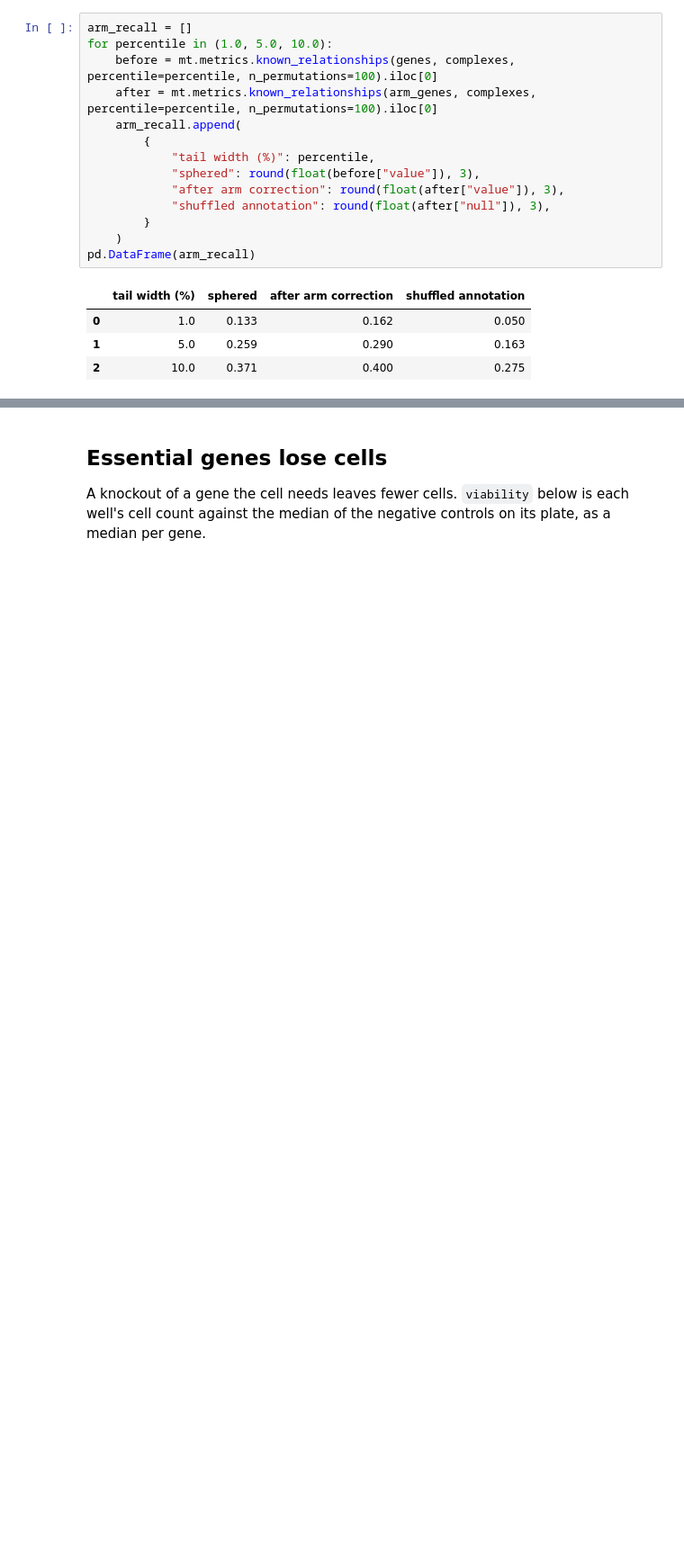
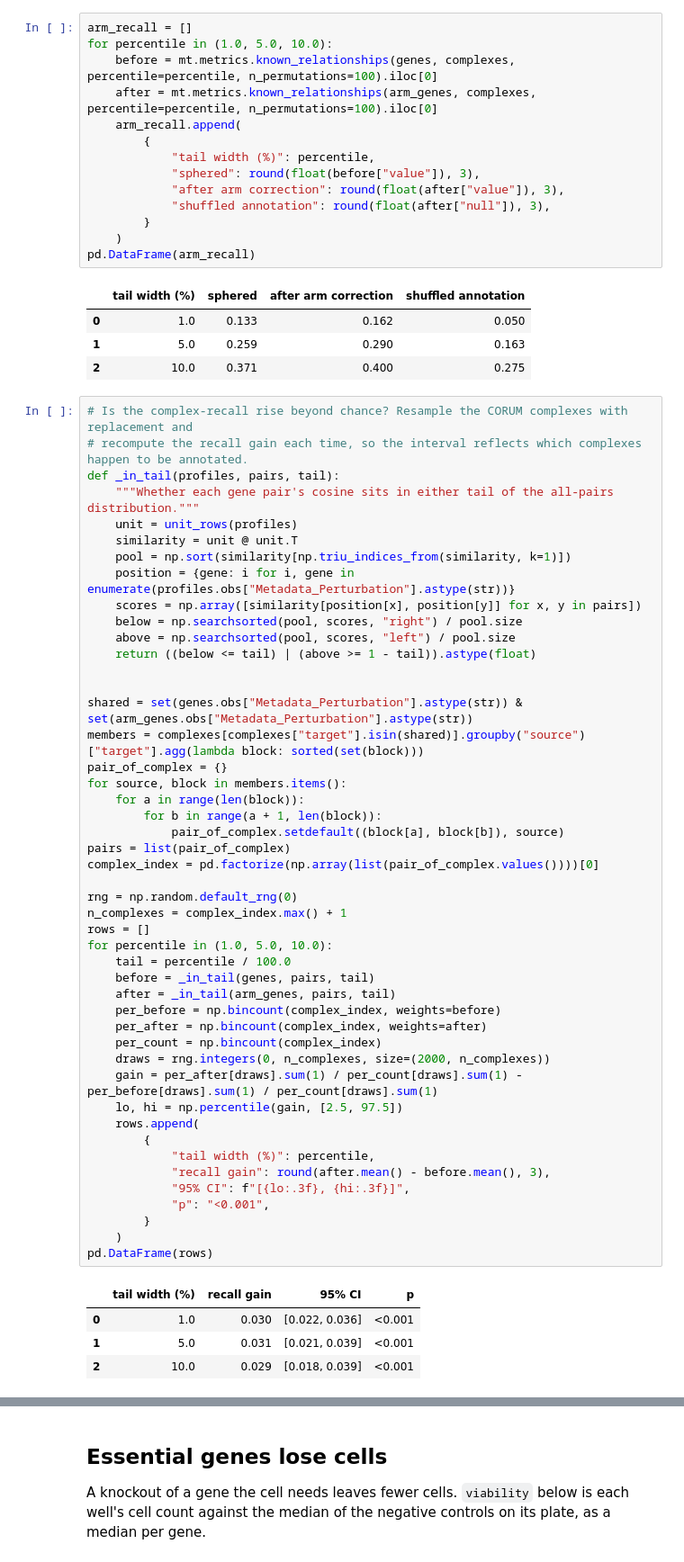
Before and after one commit to scverse/mantispy, a Jupyter notebook: docs/case_studies/crispr.ipynb, the cells around one changed output, grey strips where cells are left out. Shown at 90% size. Cells and saved outputs as stored; diff of their text form; blank space fills up the shorter version.

```diff
--- a/docs/case_studies/crispr.ipynb
+++ b/docs/case_studies/crispr.ipynb
@@ -605,6 +605,58 @@ pd.DataFrame(arm_recall)
 | 0 | 1.0 | 0.133 | 0.162 | 0.050 |
 | 1 | 5.0 | 0.259 | 0.290 | 0.163 |
 | 2 | 10.0 | 0.371 | 0.400 | 0.275 |
+# %%
+# Is the complex-recall rise beyond chance? Resample the CORUM complexes with replacement and
+# recompute the recall gain each time, so the interval reflects which complexes happen to be annotated.
+def _in_tail(profiles, pairs, tail):
+    """Whether each gene pair's cosine sits in either tail of the all-pairs distribution."""
+    unit = unit_rows(profiles)
+    similarity = unit @ unit.T
+    pool = np.sort(similarity[np.triu_indices_from(similarity, k=1)])
+    position = {gene: i for i, gene in enumerate(profiles.obs["Metadata_Perturbation"].astype(str))}
+    scores = np.array([similarity[position[x], position[y]] for x, y in pairs])
+    below = np.searchsorted(pool, scores, "right") / pool.size
+    above = np.searchsorted(pool, scores, "left") / pool.size
+    return ((below <= tail) | (above >= 1 - tail)).astype(float)
+
+
+shared = set(genes.obs["Metadata_Perturbation"].astype(str)) & set(arm_genes.obs["Metadata_Perturbation"].astype(str))
+members = complexes[complexes["target"].isin(shared)].groupby("source")["target"].agg(lambda block: sorted(set(block)))
+pair_of_complex = {}
+for source, block in members.items():
+    for a in range(len(block)):
+        for b in range(a + 1, len(block)):
+            pair_of_complex.setdefault((block[a], block[b]), source)
+pairs = list(pair_of_complex)
+complex_index = pd.factorize(np.array(list(pair_of_complex.values())))[0]
+
+rng = np.random.default_rng(0)
+n_complexes = complex_index.max() + 1
+rows = []
+for percentile in (1.0, 5.0, 10.0):
+    tail = percentile / 100.0
+    before = _in_tail(genes, pairs, tail)
+    after = _in_tail(arm_genes, pairs, tail)
+    per_before = np.bincount(complex_index, weights=before)
+    per_after = np.bincount(complex_index, weights=after)
+    per_count = np.bincount(complex_index)
+    draws = rng.integers(0, n_complexes, size=(2000, n_complexes))
+    gain = per_after[draws].sum(1) / per_count[draws].sum(1) - per_before[draws].sum(1) / per_count[draws].sum(1)
+    lo, hi = np.percentile(gain, [2.5, 97.5])
+    rows.append(
+        {
+            "tail width (%)": percentile,
+            "recall gain": round(after.mean() - before.mean(), 3),
+            "95% CI": f"[{lo:.3f}, {hi:.3f}]",
+            "p": "<0.001",
+        }
+    )
+pd.DataFrame(rows)
+# %% [output]
+|  | tail width (%) | recall gain | 95% CI | p |
+| 0 | 1.0 | 0.030 | [0.022, 0.036] | <0.001 |
+| 1 | 5.0 | 0.031 | [0.021, 0.039] | <0.001 |
+| 2 | 10.0 | 0.029 | [0.018, 0.039] | <0.001 |
 # %% [markdown]
 Correction cuts the sphered same-arm share from 45% to 22%. Sphering had raised the share from the published 16% to 45%, so the correction removes most of the signal sphering added. At 22% it is still above the published map's 16% and about seven times the 3% a random pair of genes shares. Part of the drop is mechanical, because subtracting a per-arm mean has to lower the same-arm neighbour rate.
 
```
Also changed, not shown: parts of 1 cell of this notebook.
